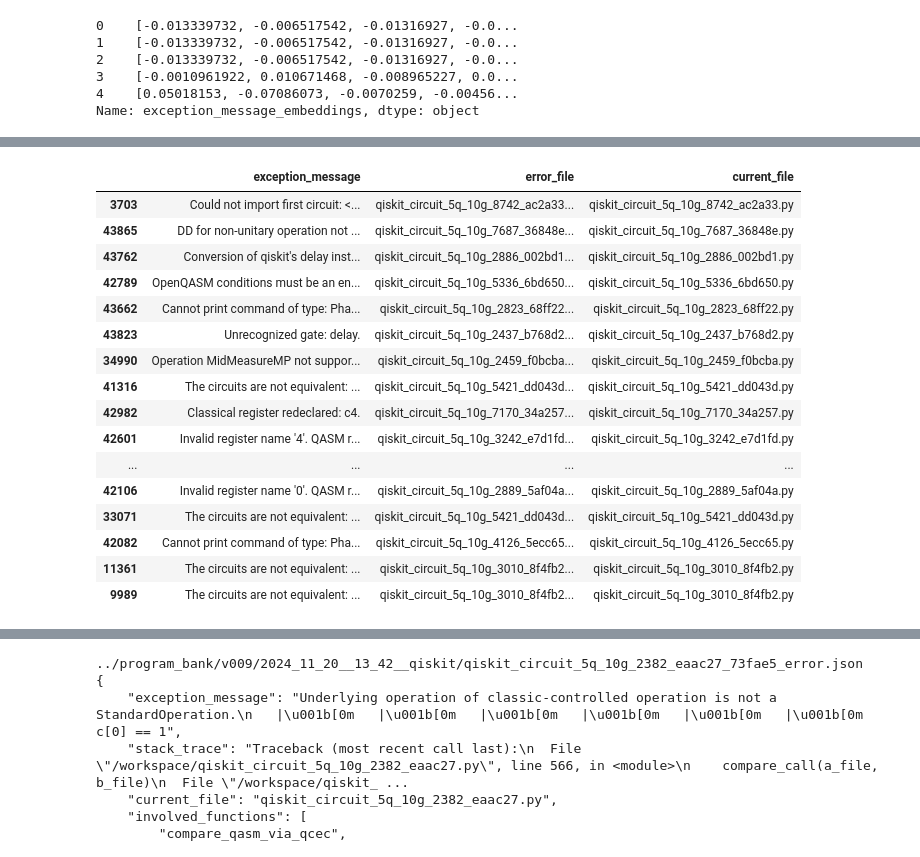
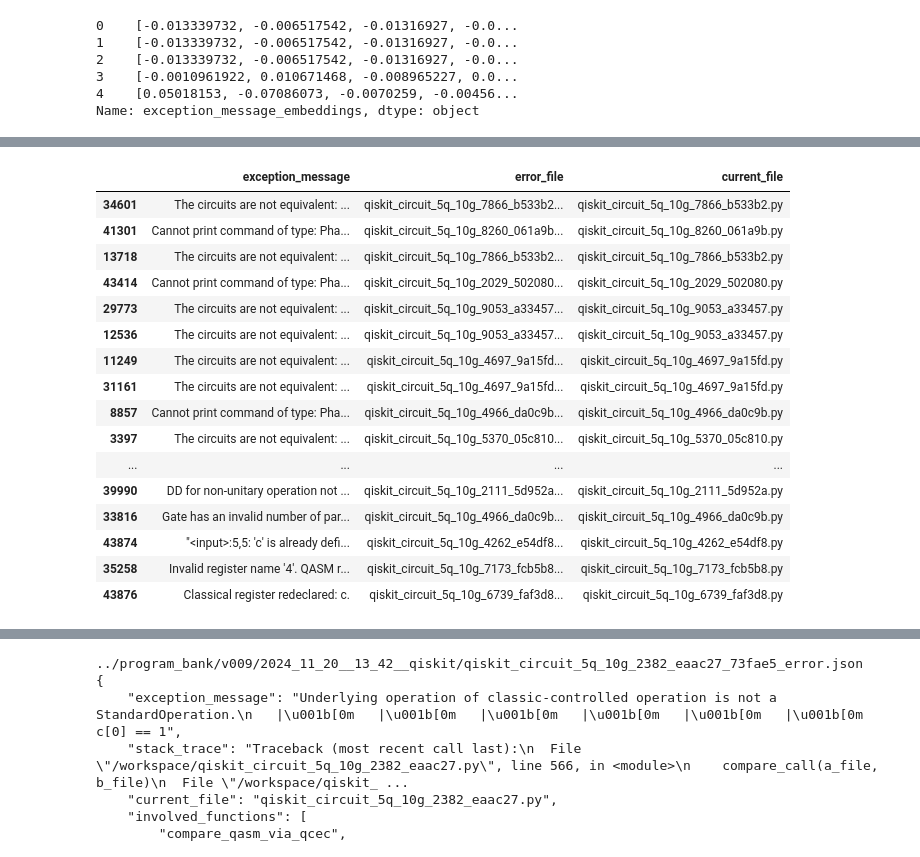
Before and after one commit to sola-st/qite-quantum-platform-testing, a Jupyter notebook: notebooks/004_003_Cluster_Error_Messages.ipynb, the cells around one changed output, grey strips where cells are left out. Cells and saved outputs as stored; diff of their text form; code cells hidden in the pictures.

```diff
--- a/notebooks/004_003_Cluster_Error_Messages.ipynb
+++ b/notebooks/004_003_Cluster_Error_Messages.ipynb
@@ -411,28 +411,28 @@ sampled_data.head()
 | 43662 | Cannot print command of type: Pha... | Traceback (most recent call last)... | qiskit_circuit_5q_10g_2823_68ff22.py | [export_to_qasm_with_pytket] | 1.735390e+09 | qiskit_circuit_5q_10g_2823_68ff22... | # Section: Prologue\nfrom qiskit ... | ... |
 # %%
 pd.set_option('display.max_colwidth', None)
-i = 0
+i = 1
 size_chunk = 30
 sampled_data[["exception_message", "error_file", "current_file"]
              ].iloc[i*size_chunk:(i+1)*size_chunk]
 # %% [output]
 |  | exception_message | error_file | current_file |
-| 3703 | Could not import first circuit: <... | qiskit_circuit_5q_10g_8742_ac2a33... | qiskit_circuit_5q_10g_8742_ac2a33.py |
-| 43865 | DD for non-unitary operation not ... | qiskit_circuit_5q_10g_7687_36848e... | qiskit_circuit_5q_10g_7687_36848e.py |
-| 43762 | Conversion of qiskit's delay inst... | qiskit_circuit_5q_10g_2886_002bd1... | qiskit_circuit_5q_10g_2886_002bd1.py |
-| 42789 | OpenQASM conditions must be an en... | qiskit_circuit_5q_10g_5336_6bd650... | qiskit_circuit_5q_10g_5336_6bd650.py |
-| 43662 | Cannot print command of type: Pha... | qiskit_circuit_5q_10g_2823_68ff22... | qiskit_circuit_5q_10g_2823_68ff22.py |
-| 43823 | Unrecognized gate: delay. | qiskit_circuit_5q_10g_2437_b768d2... | qiskit_circuit_5q_10g_2437_b768d2.py |
-| 34990 | Operation MidMeasureMP not suppor... | qiskit_circuit_5q_10g_2459_f0bcba... | qiskit_circuit_5q_10g_2459_f0bcba.py |
-| 41316 | The circuits are not equivalent: ... | qiskit_circuit_5q_10g_5421_dd043d... | qiskit_circuit_5q_10g_5421_dd043d.py |
-| 42982 | Classical register redeclared: c4. | qiskit_circuit_5q_10g_7170_34a257... | qiskit_circuit_5q_10g_7170_34a257.py |
-| 42601 | Invalid register name '4'. QASM r... | qiskit_circuit_5q_10g_3242_e7d1fd... | qiskit_circuit_5q_10g_3242_e7d1fd.py |
+| 34601 | The circuits are not equivalent: ... | qiskit_circuit_5q_10g_7866_b533b2... | qiskit_circuit_5q_10g_7866_b533b2.py |
+| 41301 | Cannot print command of type: Pha... | qiskit_circuit_5q_10g_8260_061a9b... | qiskit_circuit_5q_10g_8260_061a9b.py |
+| 13718 | The circuits are not equivalent: ... | qiskit_circuit_5q_10g_7866_b533b2... | qiskit_circuit_5q_10g_7866_b533b2.py |
+| 43414 | Cannot print command of type: Pha... | qiskit_circuit_5q_10g_2029_502080... | qiskit_circuit_5q_10g_2029_502080.py |
+| 29773 | The circuits are not equivalent: ... | qiskit_circuit_5q_10g_9053_a33457... | qiskit_circuit_5q_10g_9053_a33457.py |
+| 12536 | The circuits are not equivalent: ... | qiskit_circuit_5q_10g_9053_a33457... | qiskit_circuit_5q_10g_9053_a33457.py |
+| 11249 | The circuits are not equivalent: ... | qiskit_circuit_5q_10g_4697_9a15fd... | qiskit_circuit_5q_10g_4697_9a15fd.py |
+| 31161 | The circuits are not equivalent: ... | qiskit_circuit_5q_10g_4697_9a15fd... | qiskit_circuit_5q_10g_4697_9a15fd.py |
+| 8857 | Cannot print command of type: Pha... | qiskit_circuit_5q_10g_4966_da0c9b... | qiskit_circuit_5q_10g_4966_da0c9b.py |
+| 3397 | The circuits are not equivalent: ... | qiskit_circuit_5q_10g_5370_05c810... | qiskit_circuit_5q_10g_5370_05c810.py |
 | ... | ... | ... | ... |
-| 42106 | Invalid register name '0'. QASM r... | qiskit_circuit_5q_10g_2889_5af04a... | qiskit_circuit_5q_10g_2889_5af04a.py |
-| 33071 | The circuits are not equivalent: ... | qiskit_circuit_5q_10g_5421_dd043d... | qiskit_circuit_5q_10g_5421_dd043d.py |
-| 42082 | Cannot print command of type: Pha... | qiskit_circuit_5q_10g_4126_5ecc65... | qiskit_circuit_5q_10g_4126_5ecc65.py |
-| 11361 | The circuits are not equivalent: ... | qiskit_circuit_5q_10g_3010_8f4fb2... | qiskit_circuit_5q_10g_3010_8f4fb2.py |
-| 9989 | The circuits are not equivalent: ... | qiskit_circuit_5q_10g_3010_8f4fb2... | qiskit_circuit_5q_10g_3010_8f4fb2.py |
+| 39990 | DD for non-unitary operation not ... | qiskit_circuit_5q_10g_2111_5d952a... | qiskit_circuit_5q_10g_2111_5d952a.py |
+| 33816 | Gate has an invalid number of par... | qiskit_circuit_5q_10g_4966_da0c9b... | qiskit_circuit_5q_10g_4966_da0c9b.py |
+| 43874 | "<input>:5,5: 'c' is already defi... | qiskit_circuit_5q_10g_4262_e54df8... | qiskit_circuit_5q_10g_4262_e54df8.py |
+| 35258 | Invalid register name '4'. QASM r... | qiskit_circuit_5q_10g_7173_fcb5b8... | qiskit_circuit_5q_10g_7173_fcb5b8.py |
+| 43876 | Classical register redeclared: c. | qiskit_circuit_5q_10g_6739_faf3d8... | qiskit_circuit_5q_10g_6739_faf3d8.py |
 # %%
 # relevant errors
 relevant_error_files_with_message = [
```
Also changed, not shown: parts of 4 cells of this notebook, 8 other files.
